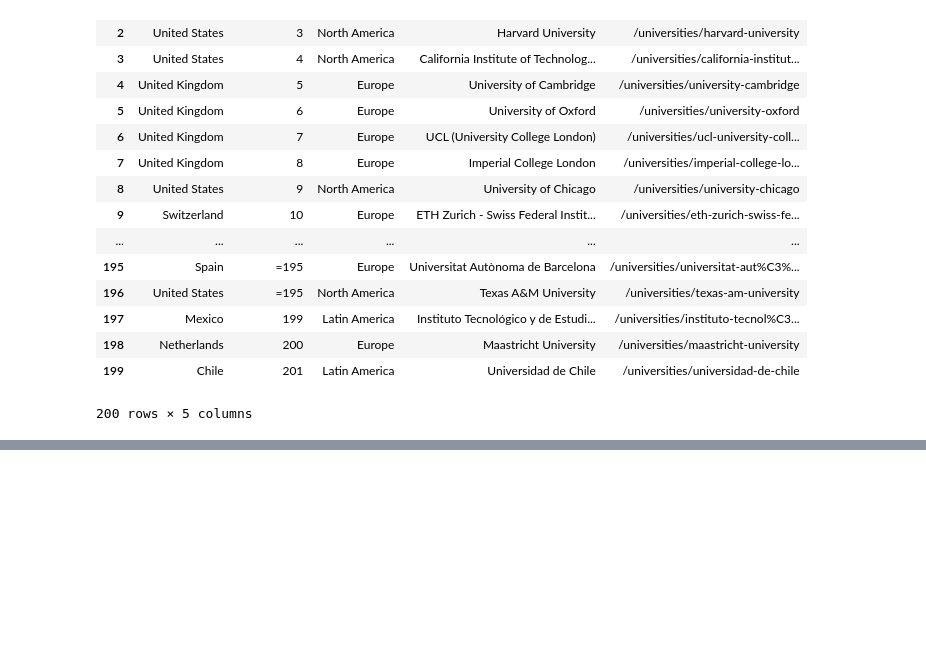
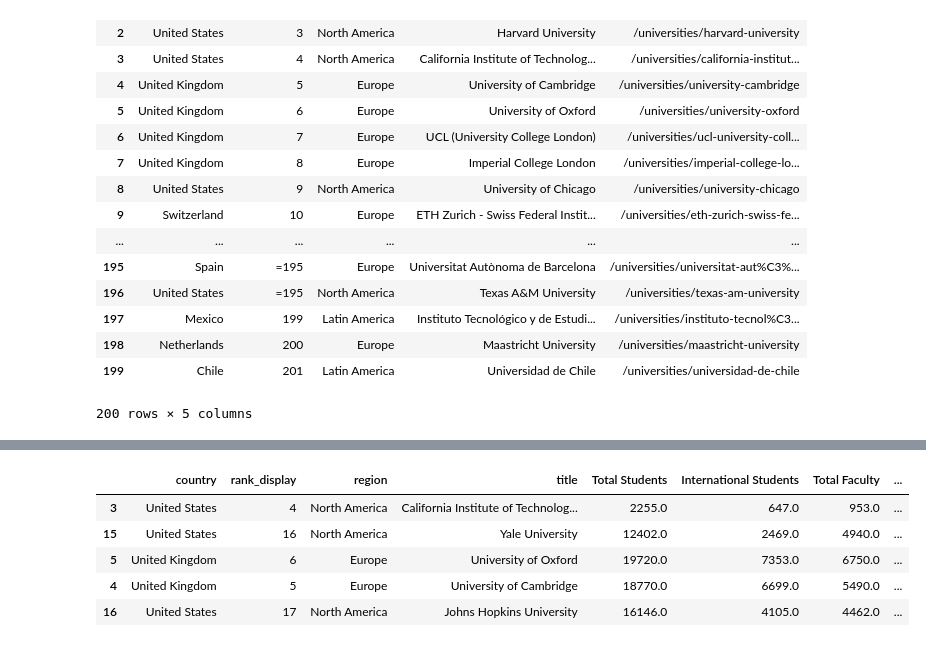
Before and after one commit to sourabhlal/ada2017, a Jupyter notebook: 02 - Data from the Web/homework02.ipynb, the cells around one changed output, grey strips where cells are left out. Cells and saved outputs as stored; diff of their text form; code cells hidden in the pictures; blank space fills up the shorter version.

```diff
--- a/02 - Data from the Web/homework02.ipynb
+++ b/02 - Data from the Web/homework02.ipynb
@@ -86,0 +154,10 @@ timesedu_df
+# %%
+topuni_df["Faculty/Student ratio"] = topuni_df['Total Faculty']/topuni_df['Total Students']
+topuni_df.sort_values("Faculty/Student ratio",ascending=False).head()
+# %% [output]
+|  | country | rank_display | region | title | Total Students | International Students | Total Faculty | ... |
+| 3 | United States | 4 | North America | California Institute of Technolog... | 2255.0 | 647.0 | 953.0 | ... |
+| 15 | United States | 16 | North America | Yale University | 12402.0 | 2469.0 | 4940.0 | ... |
+| 5 | United Kingdom | 6 | Europe | University of Oxford | 19720.0 | 7353.0 | 6750.0 | ... |
+| 4 | United Kingdom | 5 | Europe | University of Cambridge | 18770.0 | 6699.0 | 5490.0 | ... |
+| 16 | United States | 17 | North America | Johns Hopkins University | 16146.0 | 4105.0 | 4462.0 | ... |
```
Also changed, not shown: parts of 32 cells of this notebook.
